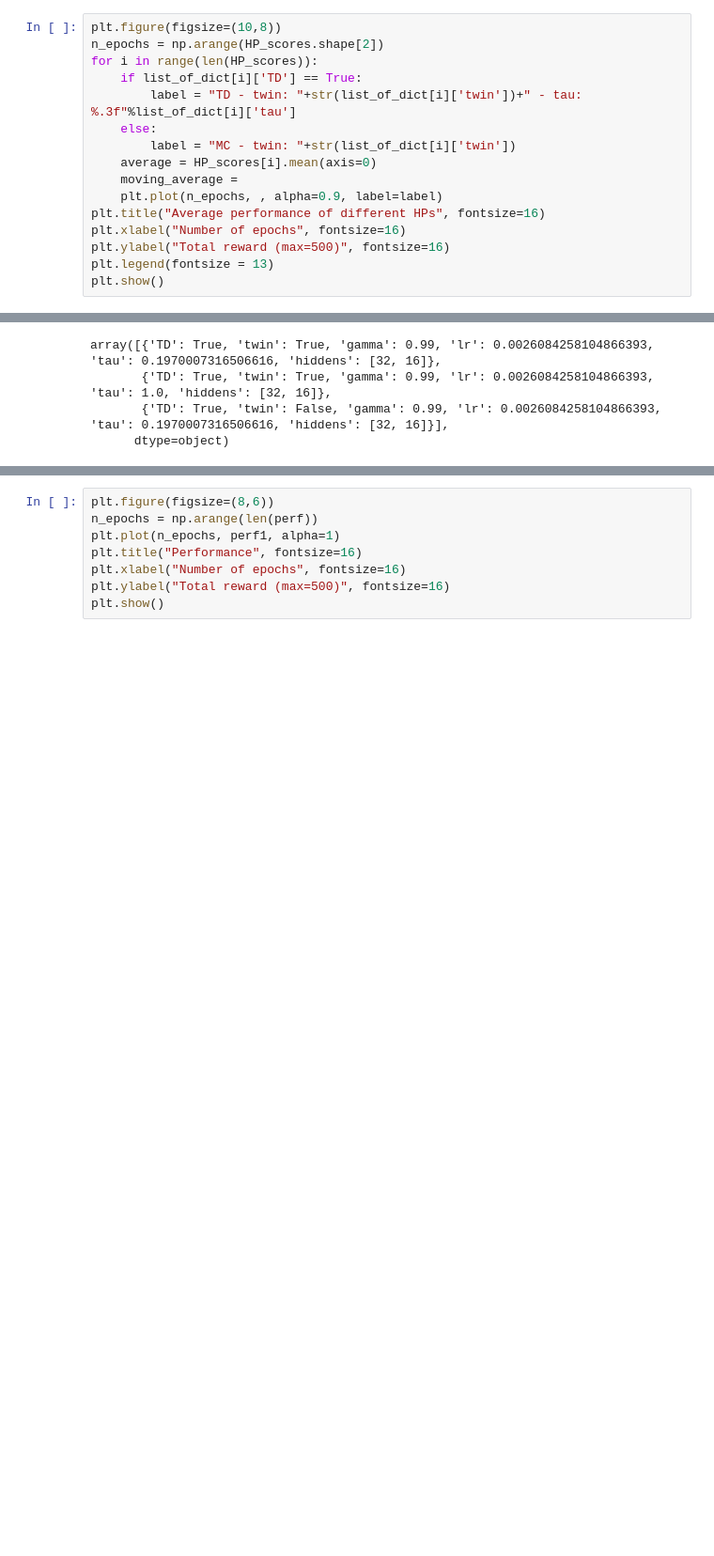
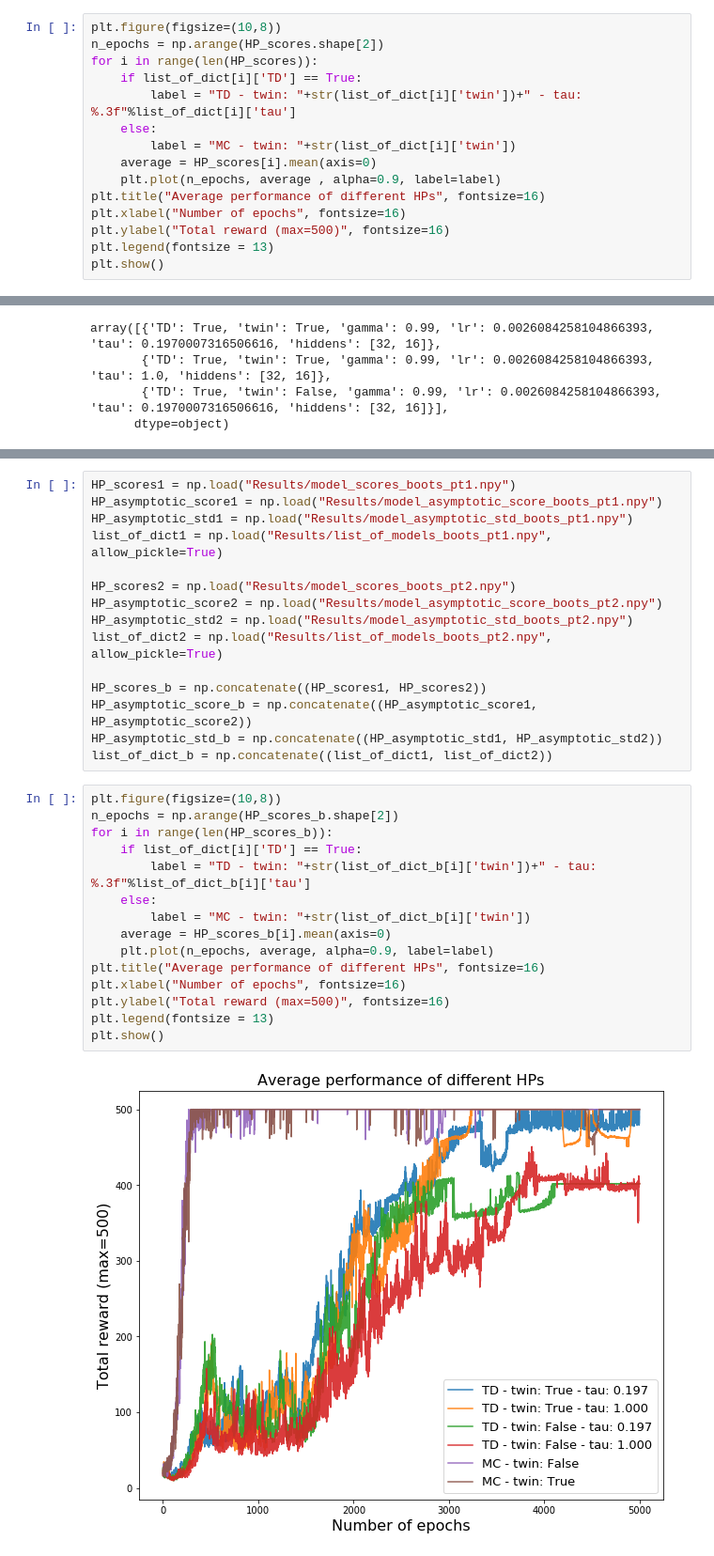
Before and after one commit to nicoladainese96/Policy-based-RL, a Jupyter notebook: cartpole_HP_tuning.ipynb, the cells around one changed output, grey strips where cells are left out. Shown at 94% size. Drawn from its saved outputs; the diff is of its cells as text; blank space fills up the shorter version.

Commit message:
bootstrapping results

```diff
--- a/cartpole_HP_tuning.ipynb
+++ b/cartpole_HP_tuning.ipynb
@@ -316,8 +318,7 @@ for i in range(len(HP_scores)):
     else:
         label = "MC - twin: "+str(list_of_dict[i]['twin'])
     average = HP_scores[i].mean(axis=0)
-    moving_average =
-    plt.plot(n_epochs, , alpha=0.9, label=label)
+    plt.plot(n_epochs, average , alpha=0.9, label=label)
 plt.title("Average performance of different HPs", fontsize=16)
 plt.xlabel("Number of epochs", fontsize=16)
 plt.ylabel("Total reward (max=500)", fontsize=16)
@@ -440,8 +419,32 @@ KeyboardInterrupt:
+# %%
+HP_scores1 = np.load("Results/model_scores_boots_pt1.npy")
+HP_asymptotic_score1 = np.load("Results/model_asymptotic_score_boots_pt1.npy")
+HP_asymptotic_std1 = np.load("Results/model_asymptotic_std_boots_pt1.npy")
+list_of_dict1 = np.load("Results/list_of_models_boots_pt1.npy", allow_pickle=True)
+
+HP_scores2 = np.load("Results/model_scores_boots_pt2.npy")
+HP_asymptotic_score2 = np.load("Results/model_asymptotic_score_boots_pt2.npy")
+HP_asymptotic_std2 = np.load("Results/model_asymptotic_std_boots_pt2.npy")
+list_of_dict2 = np.load("Results/list_of_models_boots_pt2.npy", allow_pickle=True)
+
+HP_scores_b = np.concatenate((HP_scores1, HP_scores2))
+HP_asymptotic_score_b = np.concatenate((HP_asymptotic_score1, HP_asymptotic_score2))
+HP_asymptotic_std_b = np.concatenate((HP_asymptotic_std1, HP_asymptotic_std2))
+list_of_dict_b = np.concatenate((list_of_dict1, list_of_dict2))
 # %%
-plt.figure(figsize=(8,6))
-n_epochs = np.arange(len(perf))
-plt.plot(n_epochs, perf1, alpha=1)
-plt.title("Performance", fontsize=16)
+plt.figure(figsize=(10,8))
+n_epochs = np.arange(HP_scores_b.shape[2])
+for i in range(len(HP_scores_b)):
+    if list_of_dict[i]['TD'] == True:
+        label = "TD - twin: "+str(list_of_dict_b[i]['twin'])+" - tau: %.3f"%list_of_dict_b[i]['tau']
+    else:
+        label = "MC - twin: "+str(list_of_dict_b[i]['twin'])
+    average = HP_scores_b[i].mean(axis=0)
+    plt.plot(n_epochs, average, alpha=0.9, label=label)
+plt.title("Average performance of different HPs", fontsize=16)
 plt.xlabel("Number of epochs", fontsize=16)
 plt.ylabel("Total reward (max=500)", fontsize=16)
+plt.legend(fontsize = 13)
 plt.show()
+# %% [output]
+[figure, added]
```
Also changed, not shown: parts of 5 cells of this notebook, 10 other files.
